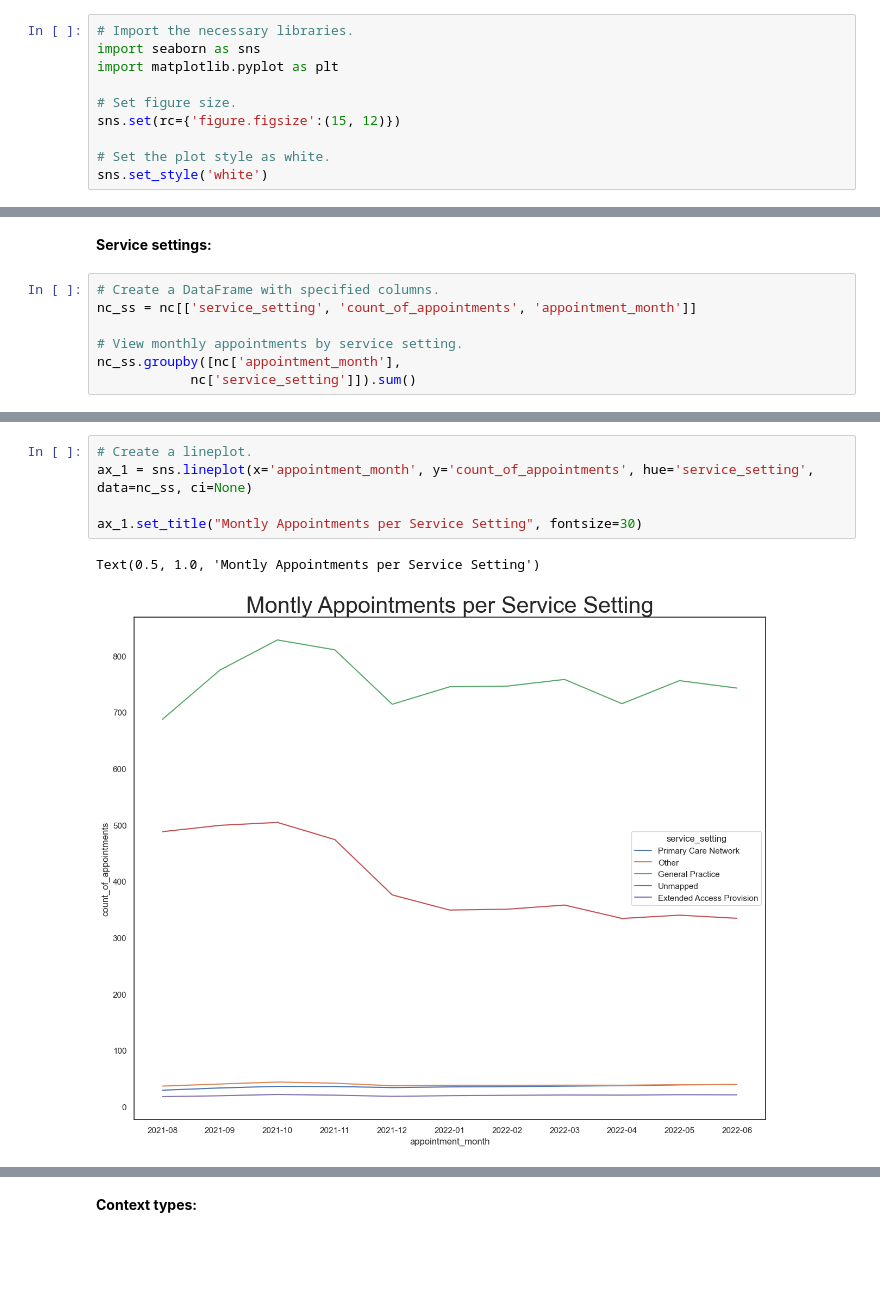
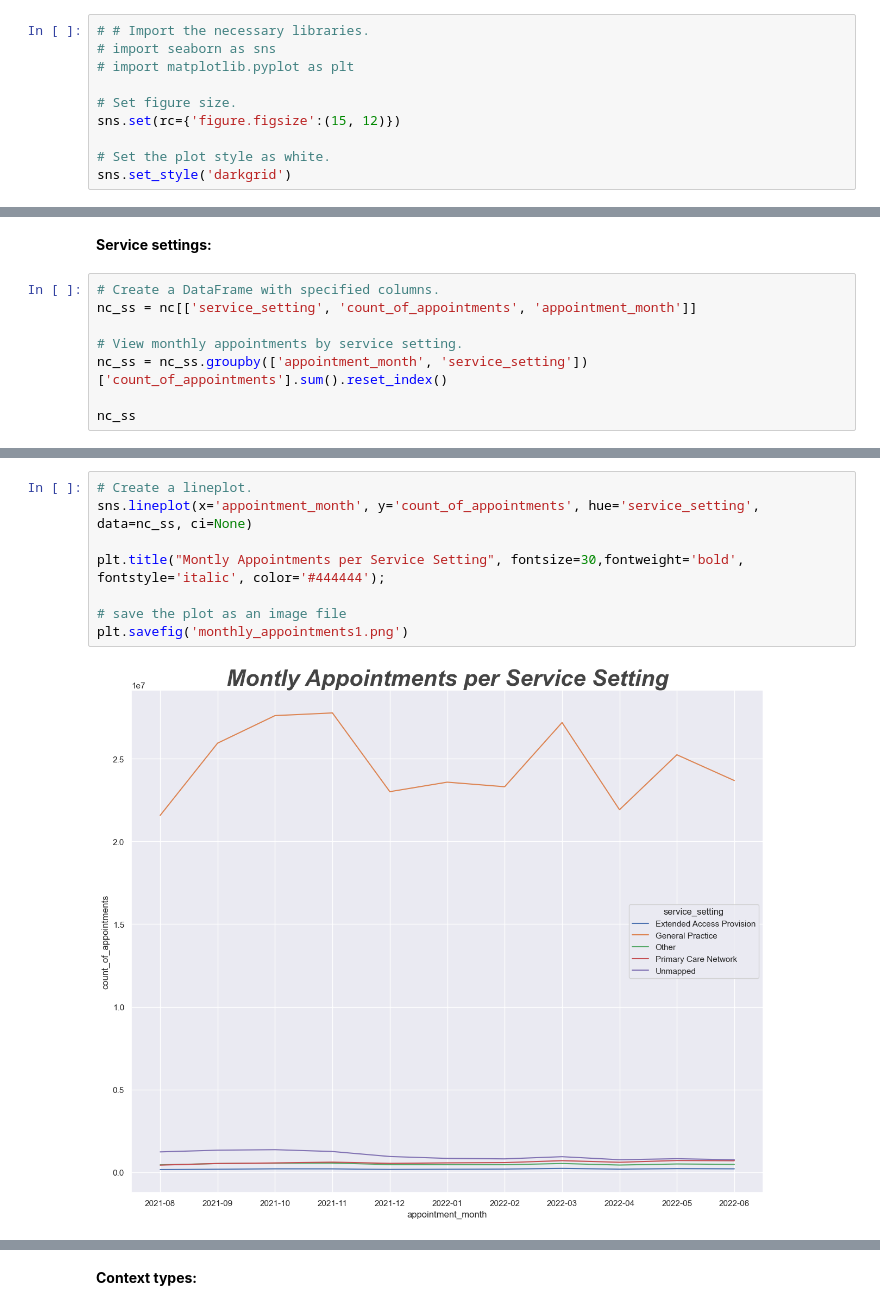
Before and after one commit to Matteo-Natalini/NHS_Staffing_and_Resource_Utilization_Analysis_with-Python, a Jupyter notebook: Natalini_Matteo_DA201_Assignment_Notebook.ipynb, the cells around one changed output, grey strips where cells are left out. Saved outputs shown, nothing was run; the diff lists cells and outputs as text; blank space fills up the shorter version.

```diff
--- a/Natalini_Matteo_DA201_Assignment_Notebook.ipynb
+++ b/Natalini_Matteo_DA201_Assignment_Notebook.ipynb
@@ -459,15 +527,15 @@ dtype: int64
 # %% [markdown]
 ### Create visualisations and identify possible monthly and seasonal trends in the data.
 # %%
-# Import the necessary libraries.
-import seaborn as sns
-import matplotlib.pyplot as plt
+# # Import the necessary libraries.
+# import seaborn as sns
+# import matplotlib.pyplot as plt
 
 # Set figure size.
 sns.set(rc={'figure.figsize':(15, 12)})
 
 # Set the plot style as white.
-sns.set_style('white')
+sns.set_style('darkgrid')
 # %% [markdown]
 ### Objective 1
 Create three visualisations indicating the number of appointments per month for service settings, context types, and national categories.
@@ -521,6 +593,7 @@ dtype: int64
 nc_ss = nc[['service_setting', 'count_of_appointments', 'appointment_month']]
 
 # View monthly appointments by service setting.
-nc_ss.groupby([nc['appointment_month'],
-            nc['service_setting']]).sum()
+nc_ss = nc_ss.groupby(['appointment_month', 'service_setting'])['count_of_appointments'].sum().reset_index()
+
+nc_ss
 # %% [output]
@@ -545,8 +617,10 @@ nc_ss.groupby([nc['appointment_month'],
 # %%
 # Create a lineplot.
-ax_1 = sns.lineplot(x='appointment_month', y='count_of_appointments', hue='service_setting', data=nc_ss, ci=None)
+sns.lineplot(x='appointment_month', y='count_of_appointments', hue='service_setting', data=nc_ss, ci=None)
 
-ax_1.set_title("Montly Appointments per Service Setting", fontsize=30)
+plt.title("Montly Appointments per Service Setting", fontsize=30,fontweight='bold', fontstyle='italic', color='#444444');
+
+# save the plot as an image file
+plt.savefig('monthly_appointments1.png')
 # %% [output]
-Text(0.5, 1.0, 'Montly Appointments per Service Setting')
-[figure, old version]
+[figure, new version]
```
Also changed, not shown: parts of 79 cells of this notebook, 1 other file.
